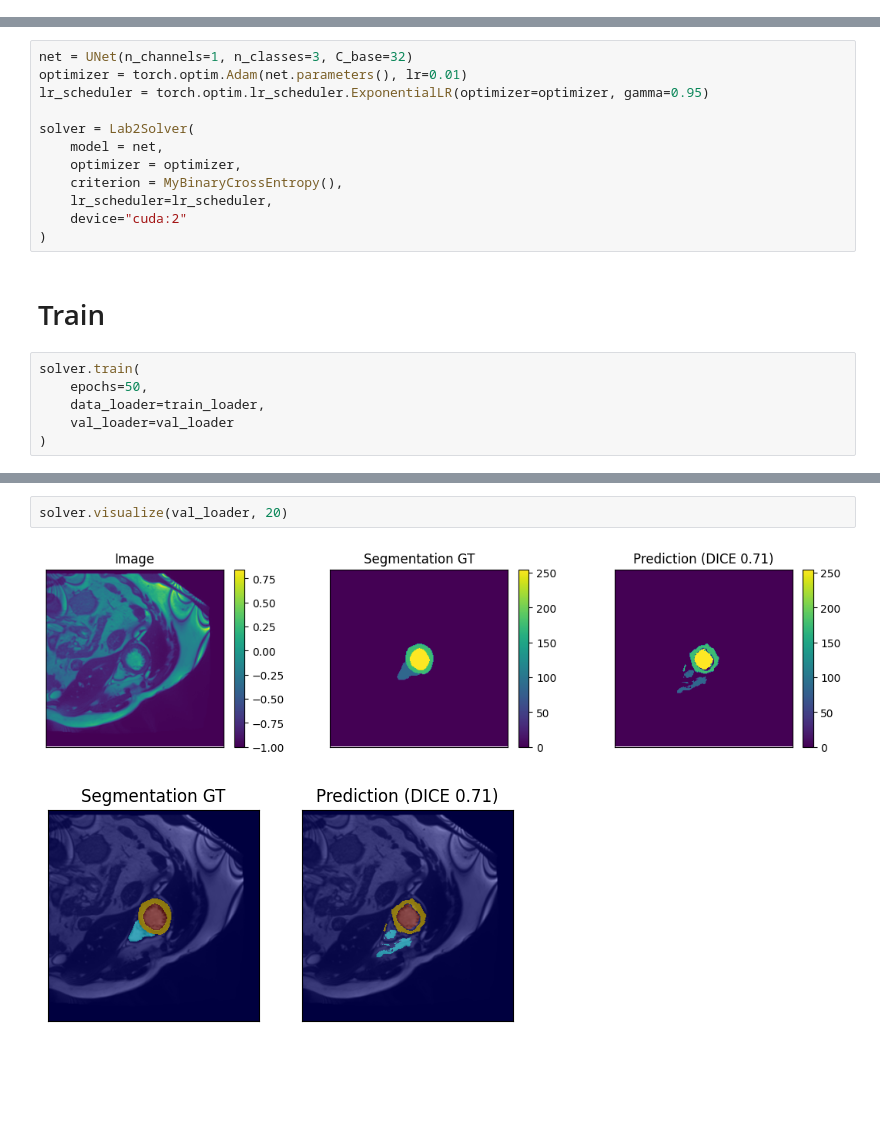
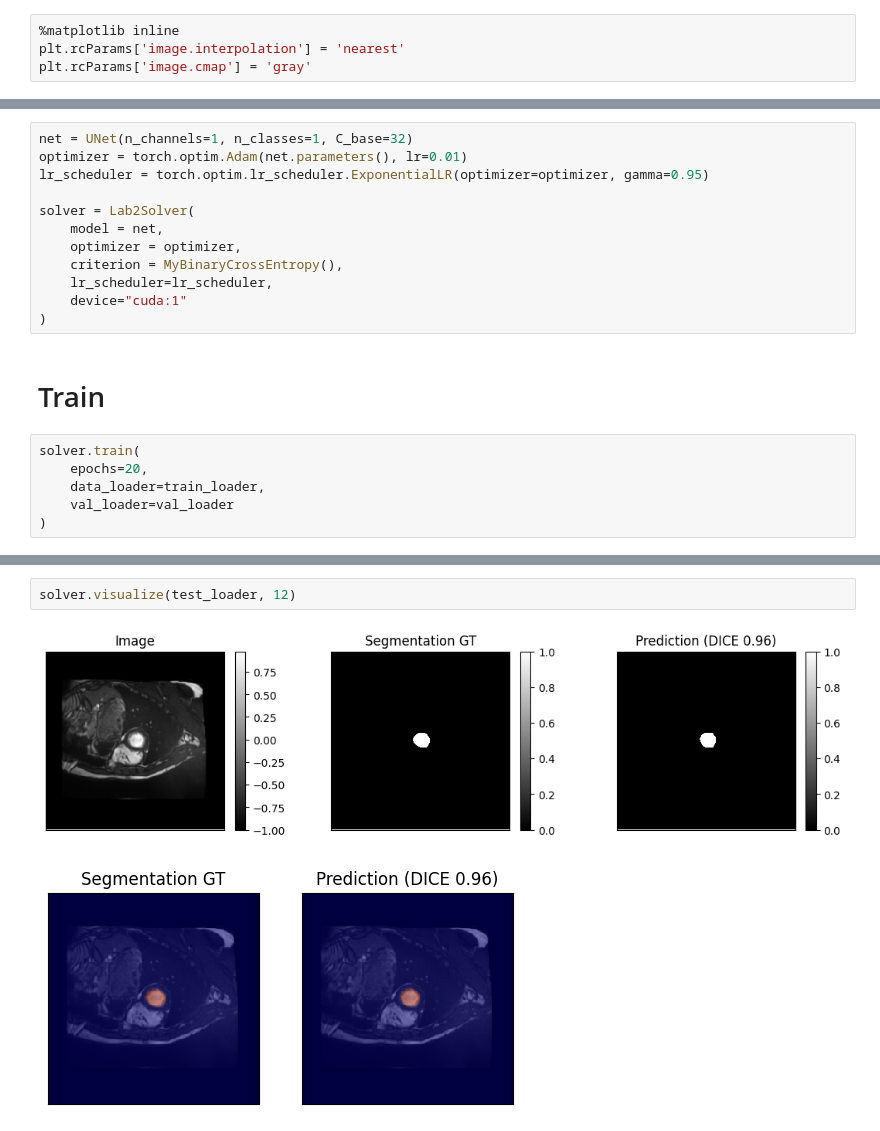
Before and after one commit to skkk256/bme_project_2, a Jupyter notebook: train.ipynb, the cells around one changed output, grey strips where cells are left out. Saved outputs shown, nothing was run; the diff lists cells and outputs as text; blank space fills up the shorter version.

Commit message:
fix a bug of unet and repeat the single classification

```diff
--- a/train.ipynb
+++ b/train.ipynb
@@ -23,6 +23,10 @@ from modules.utils import imsshow, imgshow
 from modules.network import UNet
 from modules.loss import MyBinaryCrossEntropy
 from modules.solver import Lab2Solver
+# %%
+%matplotlib inline
+plt.rcParams['image.interpolation'] = 'nearest'
+plt.rcParams['image.cmap'] = 'gray'
 # %% [markdown]
 # Data process
 # %%
@@ -58,5 +101,5 @@ torch.Size([32, 3, 256, 256])
 # %%
-net = UNet(n_channels=1, n_classes=3, C_base=32)
+net = UNet(n_channels=1, n_classes=1, C_base=32)
 optimizer = torch.optim.Adam(net.parameters(), lr=0.01)
 lr_scheduler = torch.optim.lr_scheduler.ExponentialLR(optimizer=optimizer, gamma=0.95)
 
@@ -65,13 +108,13 @@ solver = Lab2Solver(
     optimizer = optimizer,
     criterion = MyBinaryCrossEntropy(),
     lr_scheduler=lr_scheduler,
-    device="cuda:2"
+    device="cuda:1"
 )
 # %% [markdown]
 # Train
 # %%
 solver.train(
-    epochs=50,
+    epochs=20,
     data_loader=train_loader,
     val_loader=val_loader
 )
@@ -78,5 +139,5 @@ solver.train(
 # %%
-solver.visualize(val_loader, 20)
+solver.visualize(test_loader, 12)
 # %% [output]
-[figure, old version]
+[figure, new version]
-[figure, old version]
+[figure, new version]
```
Also changed, not shown: parts of 10 cells of this notebook, 9 other files.
